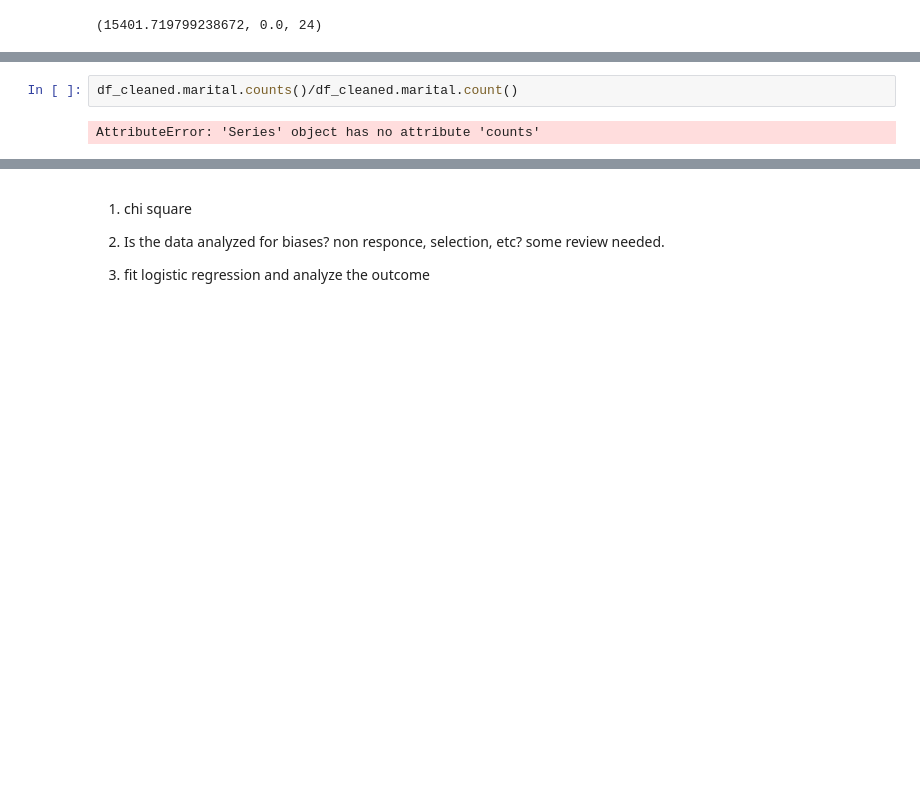
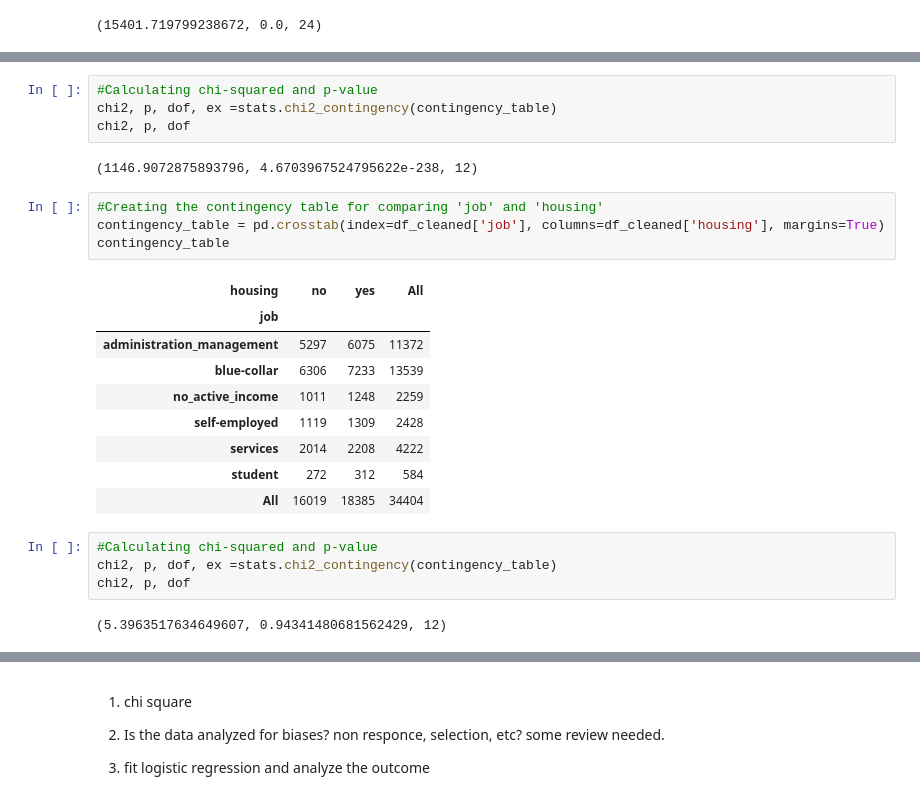
Before and after one commit to mamnunam/Springboard_Data_Science_track, a Jupyter notebook: Capstone_1/Capstone_project_1.ipynb, the cells around one changed output, grey strips where cells are left out. Cells and saved outputs as stored; diff of their text form; blank space fills up the shorter version.

```diff
--- a/Capstone_1/Capstone_project_1.ipynb
+++ b/Capstone_1/Capstone_project_1.ipynb
@@ -763,4 +763,26 @@ contingency_table
-# %%
-df_cleaned.marital.counts()/df_cleaned.marital.count()
-# %% [output]
-AttributeError: 'Series' object has no attribute 'counts'
+# %%
+#Calculating chi-squared and p-value
+chi2, p, dof, ex =stats.chi2_contingency(contingency_table)
+chi2, p, dof
+# %% [output]
+(1146.9072875893796, 4.6703967524795622e-238, 12)
+# %%
+#Creating the contingency table for comparing 'job' and 'housing'
+contingency_table = pd.crosstab(index=df_cleaned['job'], columns=df_cleaned['housing'], margins=True)
+contingency_table
+# %% [output]
+| housing | no | yes | All |
+| job |  |  |  |
+| administration_management | 5297 | 6075 | 11372 |
+| blue-collar | 6306 | 7233 | 13539 |
+| no_active_income | 1011 | 1248 | 2259 |
+| self-employed | 1119 | 1309 | 2428 |
+| services | 2014 | 2208 | 4222 |
+| student | 272 | 312 | 584 |
+| All | 16019 | 18385 | 34404 |
+# %%
+#Calculating chi-squared and p-value
+chi2, p, dof, ex =stats.chi2_contingency(contingency_table)
+chi2, p, dof
+# %% [output]
+(5.3963517634649607, 0.94341480681562429, 12)
```
Also changed, not shown: parts of 24 cells of this notebook.
